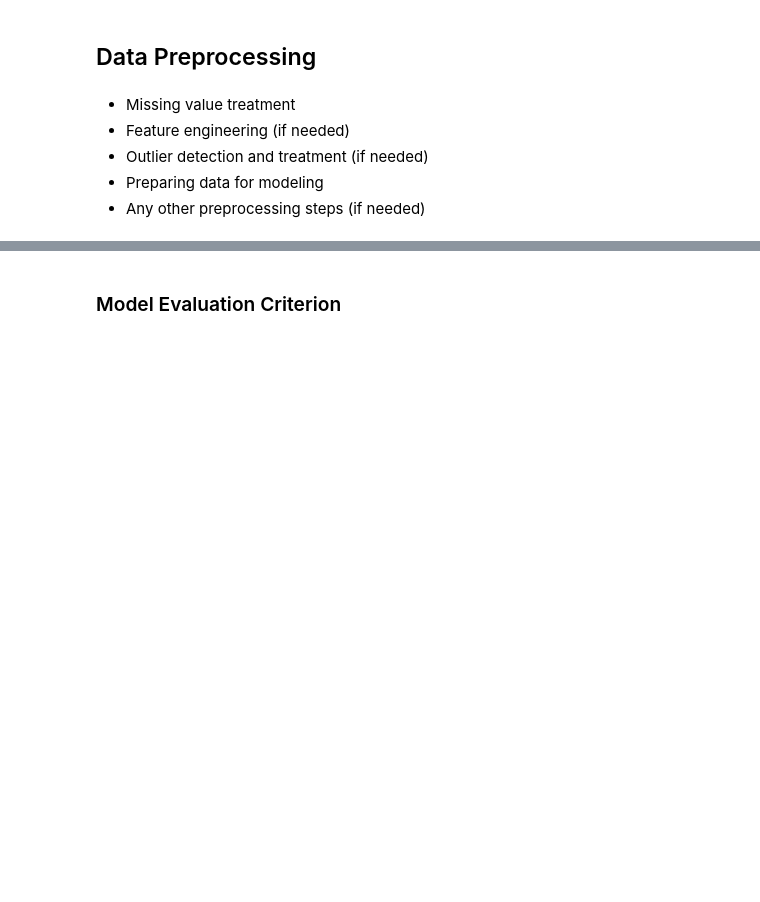
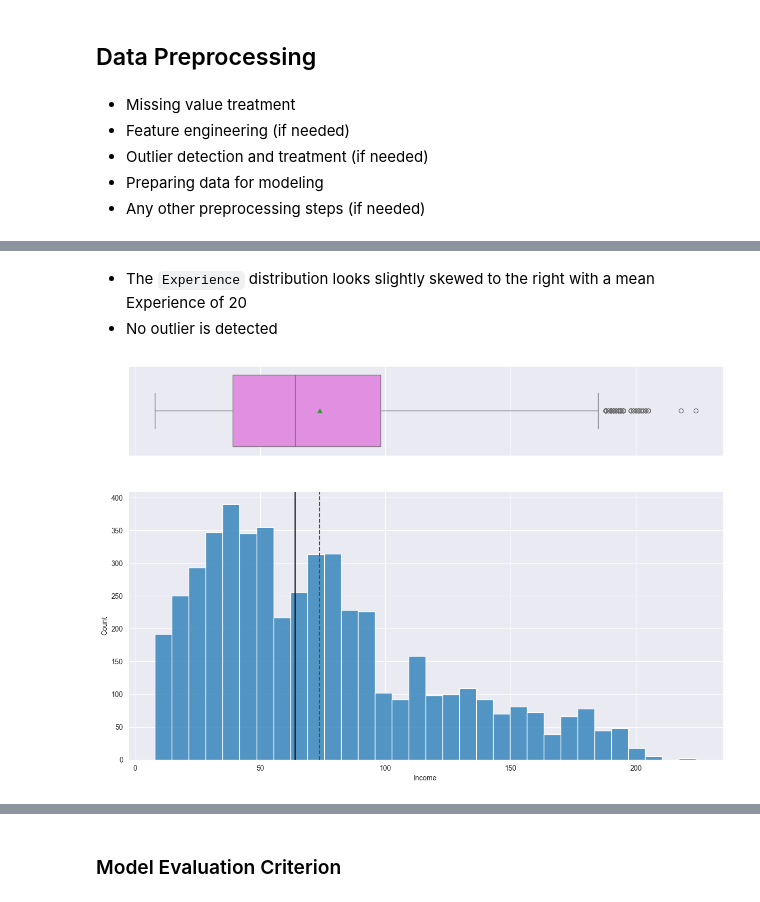
Before and after one commit to OgaBoss/AI-ML_PG_COURSE_PROJECT_2, a Jupyter notebook: AIML_ML_Project_full_code_notebook.ipynb, the cells around one changed output, grey strips where cells are left out. Drawn from its saved outputs; the diff is of its cells as text; code cells hidden in the pictures; blank space fills up the shorter version.

```diff
--- a/AIML_ML_Project_full_code_notebook.ipynb
+++ b/AIML_ML_Project_full_code_notebook.ipynb
@@ -364,0 +384,7 @@ def labeled_barplot(df, feature, perc=False, n=None):
+# %% [markdown]
+* The `Experience` distribution looks slightly skewed to the right with a mean Experience of 20
+* No outlier is detected
+# %%
+histogram_boxplot(data, 'Income')
+# %% [output]
+[figure, added]
```
Also changed, not shown: parts of 63 cells of this notebook, 1 other file.
